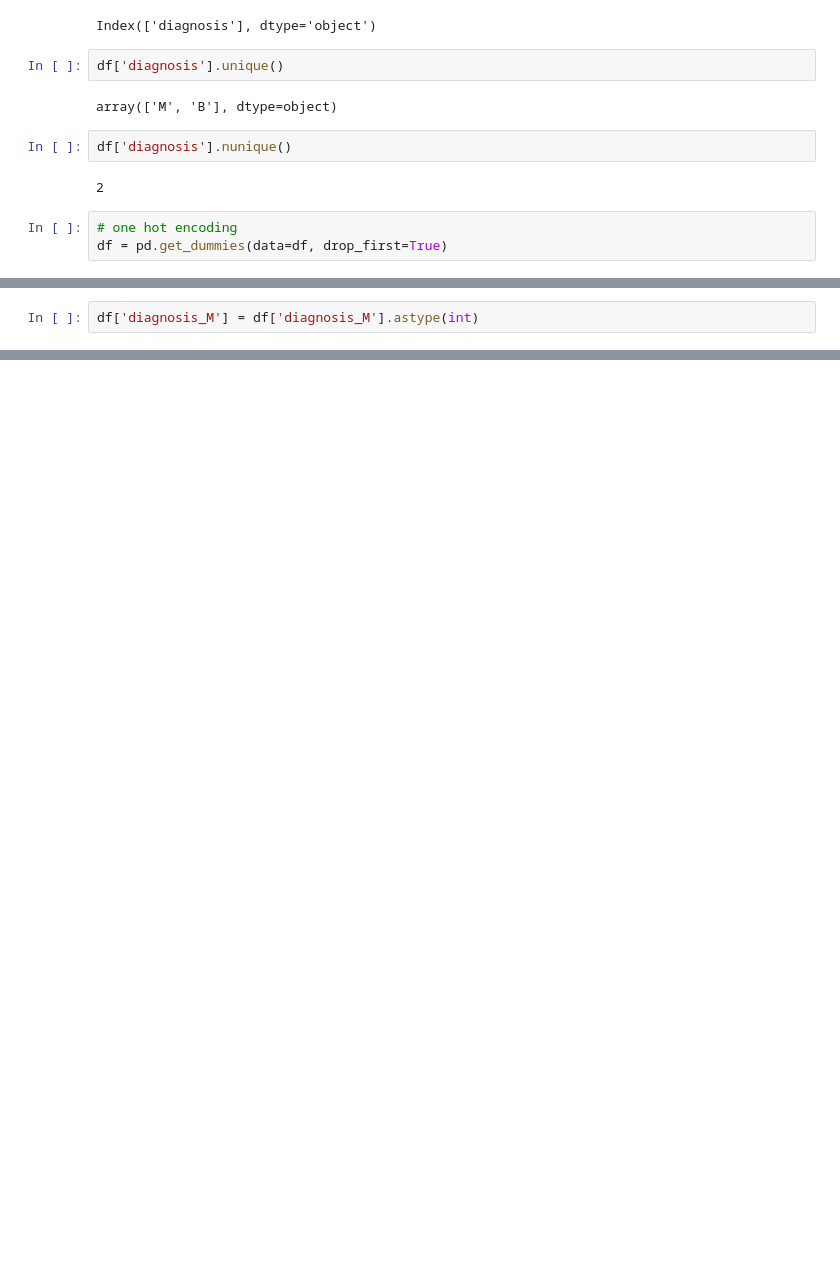
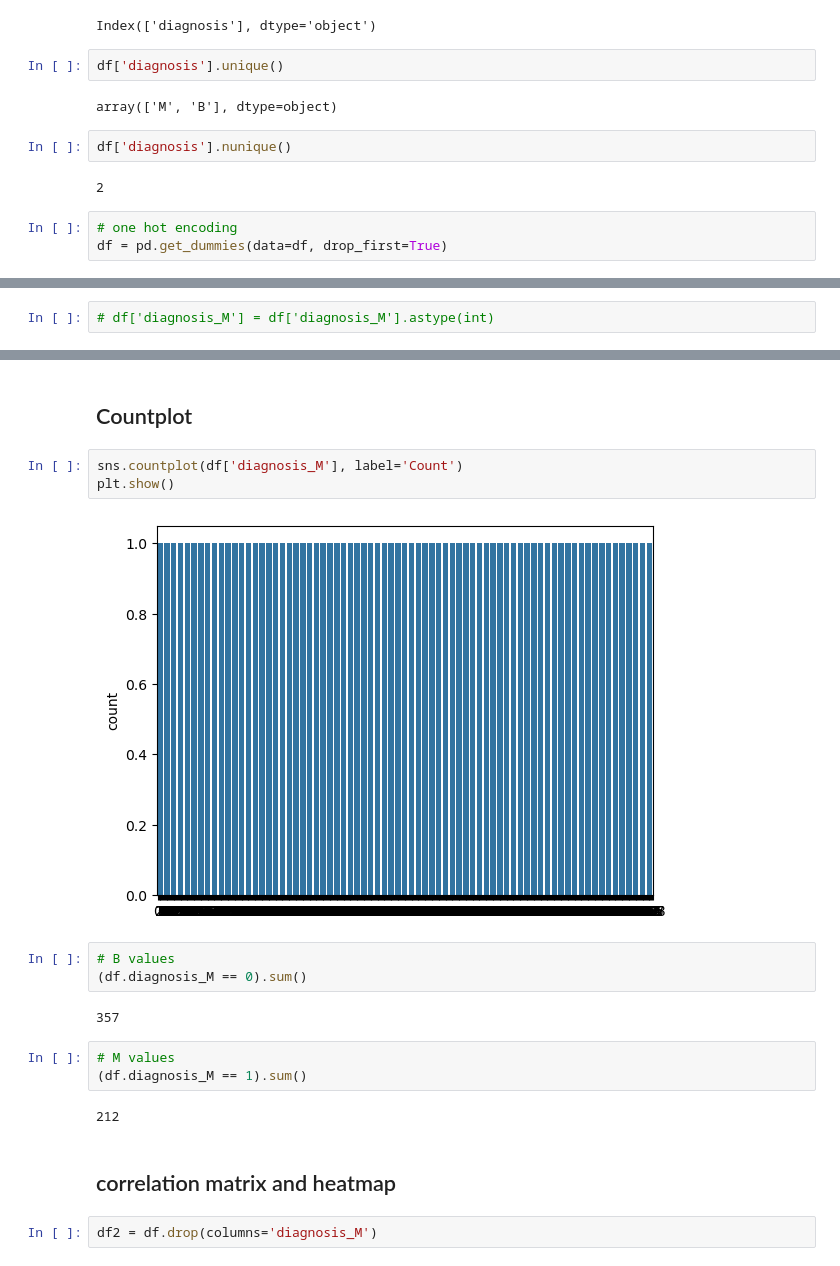
Before and after one commit to beniamine3155/Breast_Cancer-_Wisconsin_ML_Project, a Jupyter notebook: breast_cancer.ipynb, the cells around one changed output, grey strips where cells are left out. Saved outputs shown, nothing was run; the diff lists cells and outputs as text; blank space fills up the shorter version.

```diff
--- a/breast_cancer.ipynb
+++ b/breast_cancer.ipynb
@@ -165,6 +165,6 @@ df.sample(5)
 5 rows × 32 columns
 # %%
-df['diagnosis_M'] = df['diagnosis_M'].astype(int)
+# df['diagnosis_M'] = df['diagnosis_M'].astype(int)
 # %%
 df.sample(5)
 # %% [output]
@@ -177,0 +198,21 @@ df.sample(5)
+# %% [markdown]
+## Countplot
+# %%
+sns.countplot(df['diagnosis_M'], label='Count')
+plt.show()
+# %% [output]
+[figure, added]
+# %%
+# B values
+(df.diagnosis_M == 0).sum()
+# %% [output]
+357
+# %%
+# M values
+(df.diagnosis_M == 1).sum()
+# %% [output]
+212
+# %% [markdown]
+## correlation matrix and heatmap
+# %%
+df2 = df.drop(columns='diagnosis_M')
```
Also changed, not shown: parts of 23 cells of this notebook.
